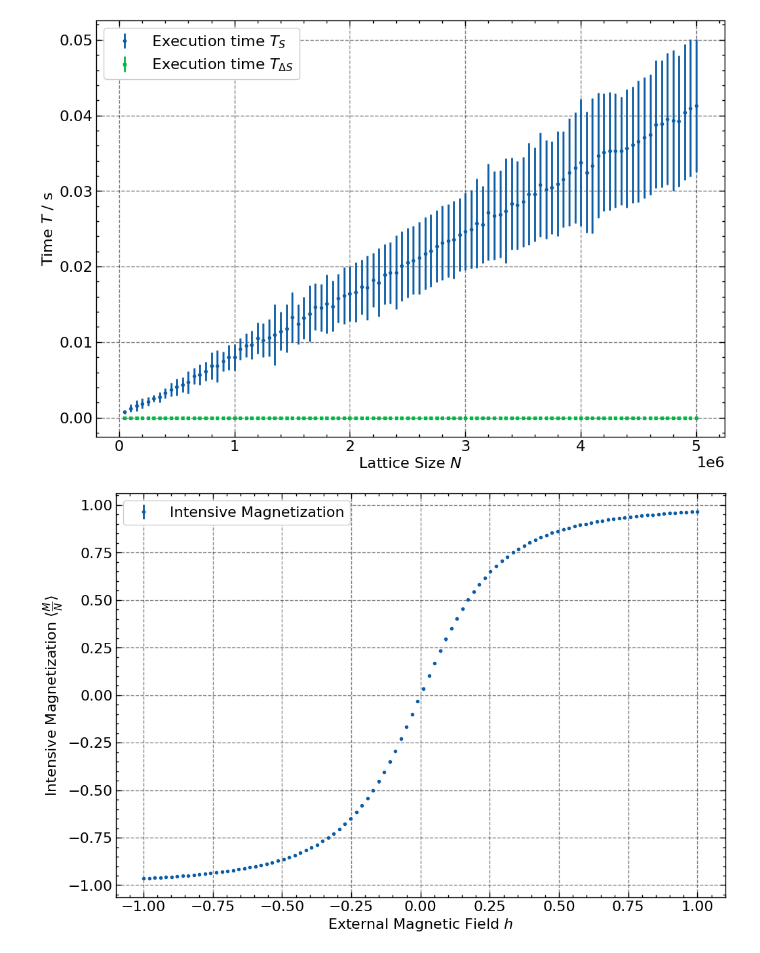
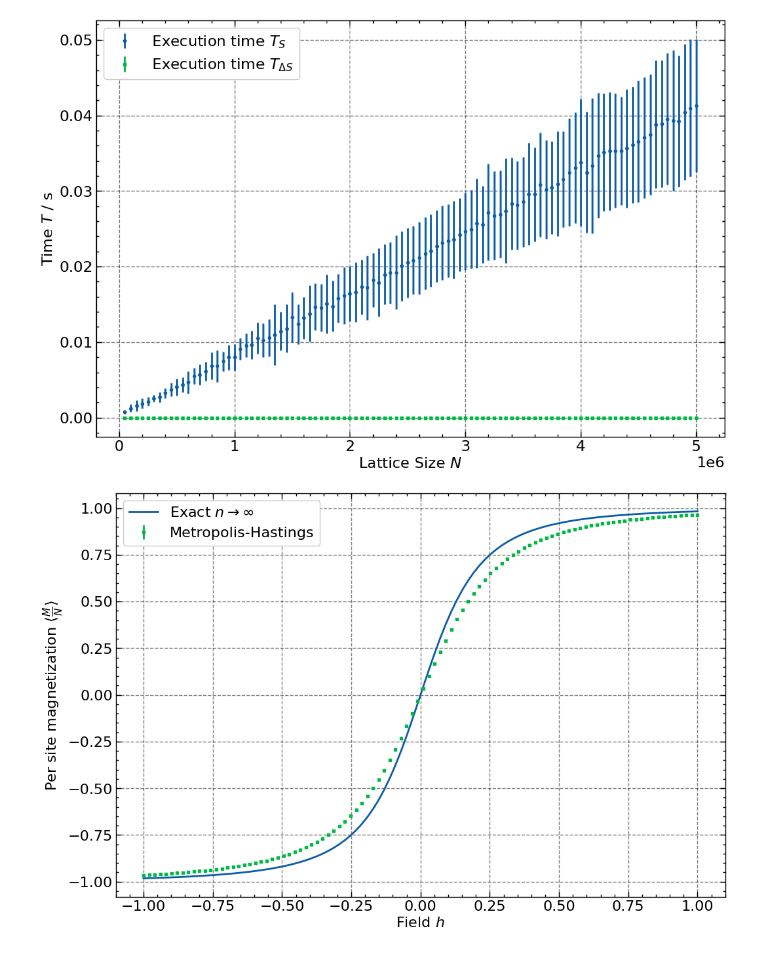
Before and after one commit to lennartvrg/ComputationalPhysics, a Jupyter notebook: 4 - The Ising Model in 1D/Lennart.ipynb, the cells around one changed output. Saved outputs shown, nothing was run; the diff lists cells and outputs as text; code cells hidden in the pictures.

```diff
--- a/4 - The Ising Model in 1D/Lennart.ipynb
+++ b/4 - The Ising Model in 1D/Lennart.ipynb
@@ -24,23 +24,23 @@ plt.legend(loc='upper left')
 # %%
 def test(h):
     beta = 1
-    j = 1
-    return np.sinh(h * beta) / np.sqrt(np.sinh(h * beta)**2 * np.exp(-4 * j * beta))
+    j = 0.75
+    return np.sinh(h * beta) / np.sqrt(np.sinh(h * beta)**2 + np.exp(-4 * j * beta))
 
 
-#sampling = np.linspace(-1, 1, num=100);
-#plt.errorbar(sampling, test(sampling))
+sampling = np.linspace(-1, 1, num=100);
+plt.plot(sampling, test(sampling), '-', label='Exact $n \\rightarrow \\infty$')
 
 data = pd.read_csv('output/metropolis.csv')
-plt.errorbar(data['h'], data['magnetization'], yerr=data['delta_magnetization'], label='Intensive Magnetization')
+plt.errorbar(data['h'], data['magnetization'], yerr=data['delta_magnetization'], label='Metropolis-Hastings')
 
-plt.xlabel('External Magnetic Field $h$')
-plt.ylabel('Intensive Magnetization $\\langle \\frac{M}{N} \\rangle$')
+plt.xlabel('Field $h$')
+plt.ylabel('Per site magnetization $\\langle \\frac{M}{N} \\rangle$')
 plt.legend()
 
 plt.savefig('output/magnetization.pdf', dpi=600, bbox_inches='tight')
 # %% [output]
-[figure, old version]
+[figure, new version]
 # %%
 x = np.arange(len(data['h']))
 plt.errorbar(x, [0] * x, yerr=data['delta_magnetization'], label='Intensive Magnetization')
```
Also changed, not shown: parts of 1 cell of this notebook, 13 other files.
